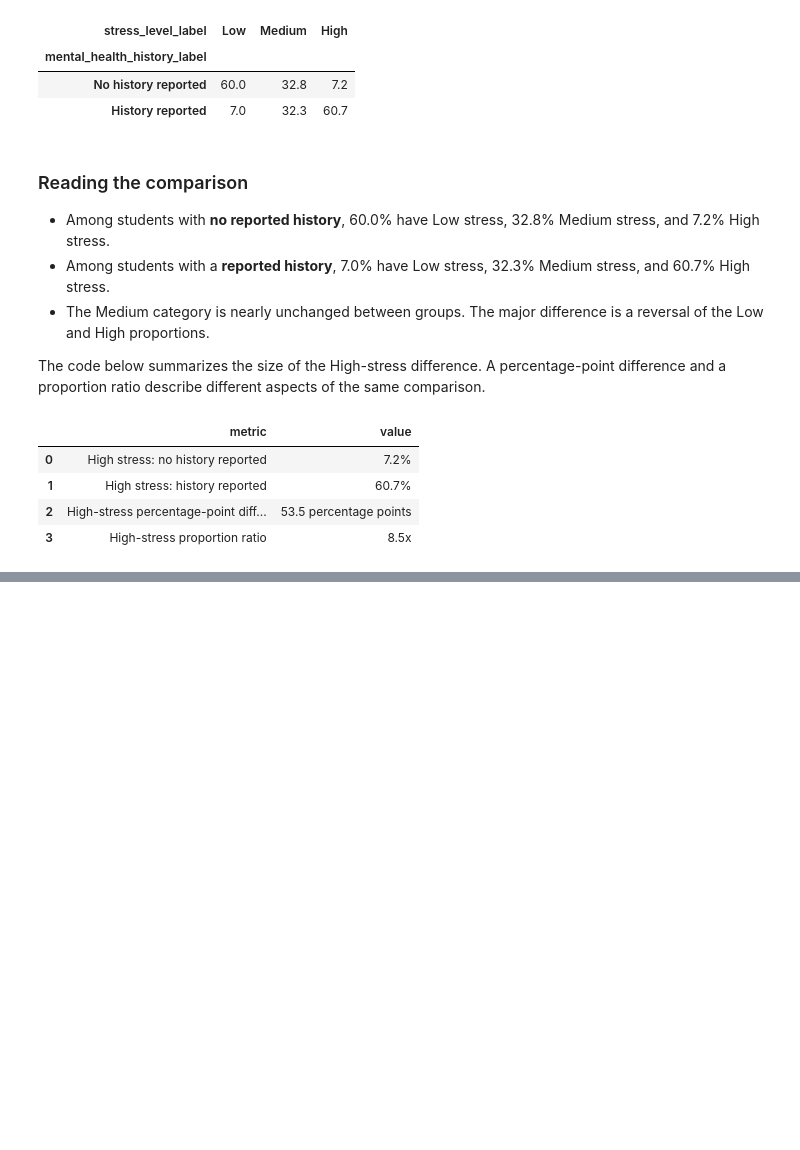
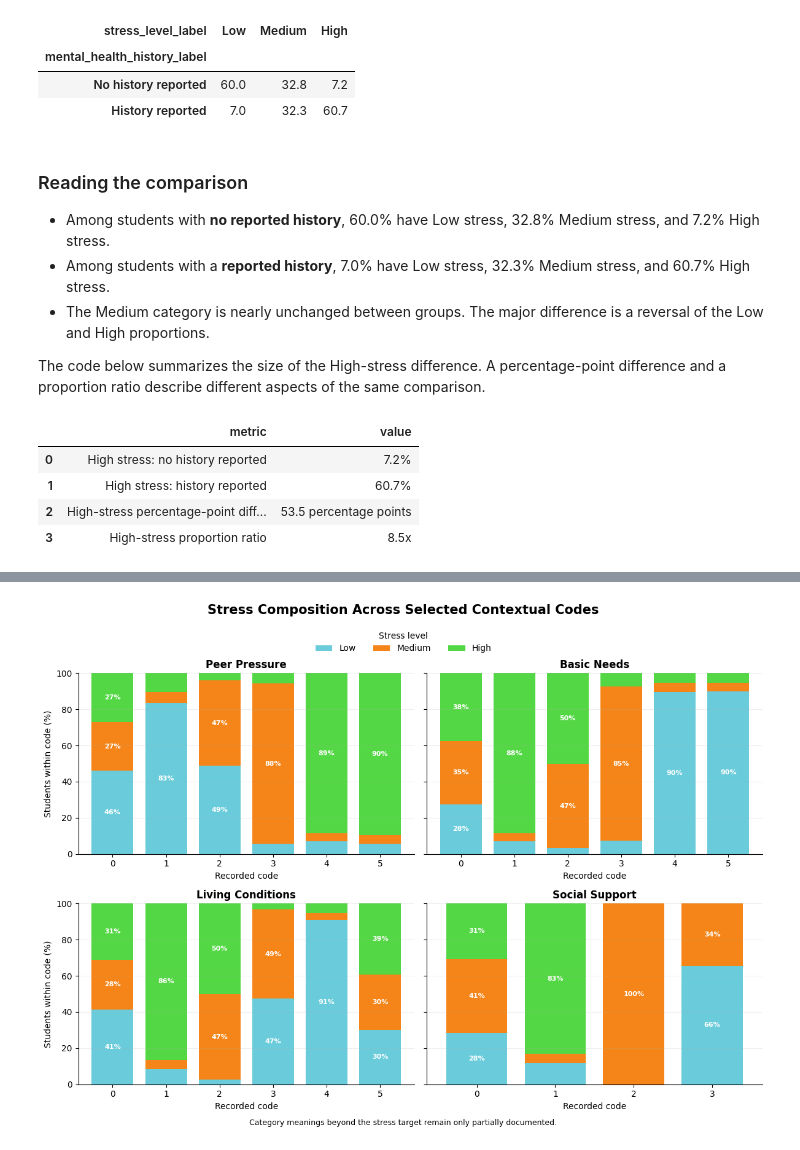
Before and after one commit to ShayanNajafian/academic-stress-research, a Jupyter notebook: notebooks/analysis.ipynb, the cells around one changed output, grey strips where cells are left out. Cells and saved outputs as stored; diff of their text form; code cells hidden in the pictures; blank space fills up the shorter version.

```diff
--- a/notebooks/analysis.ipynb
+++ b/notebooks/analysis.ipynb
@@ -608,0 +658,92 @@ The project will pursue an early-warning direction while acknowledging that the
+# %%
+selected_context_features = [
+    "peer_pressure",
+    "basic_needs",
+    "living_conditions",
+    "social_support",
+]
+
+composition_fig, axes = plt.subplots(
+    2,
+    2,
+    figsize=(12, 8),
+    sharey=True,
+)
+
+stress_order = ["Low", "Medium", "High"]
+stress_colors = ["#6ACCDB", "#F58518", "#54D745"]
+
+for ax, feature in zip(axes.flat, selected_context_features):
+    table = (
+        pd.crosstab(
+            df_analysis[feature],
+            df_analysis["stress_level_label"],
+            normalize="index",
+            dropna=False,
+        )
+        .mul(100)
+        .reindex(columns=stress_order, fill_value=0)
+    )
+
+    table.plot(
+        kind="bar",
+        stacked=True,
+        ax=ax,
+        color=stress_colors,
+        width=0.78,
+        legend=False,
+    )
+
+    for container in ax.containers:
+        labels = [
+            f"{value:.0f}%" if value >= 15 else ""
+            for value in container.datavalues
+        ]
+        ax.bar_label(
+            container,
+            labels=labels,
+            label_type="center",
+            fontsize=8,
+            color="white",
+            fontweight="bold",
+        )
+
+    ax.set_title(feature.replace("_", " ").title(), fontweight="bold")
+    ax.set_xlabel("Recorded code")
+    ax.set_ylabel("Students within code (%)")
+    ax.set_ylim(0, 100)
+    ax.tick_params(axis="x", rotation=0)
+    ax.grid(axis="y", alpha=0.2)
+    ax.spines["top"].set_visible(False)
+    ax.spines["right"].set_visible(False)
+
+handles, labels = axes.flat[0].get_legend_handles_labels()
+composition_fig.legend(
+    handles,
+    labels,
+    title="Stress level",
+    loc="upper center",
+    bbox_to_anchor=(0.5, 1.01),
+    ncol=3,
+    frameon=False,
+)
+composition_fig.suptitle(
+    "Stress Composition Across Selected Contextual Codes",
+    fontsize=15,
+    fontweight="bold",
+    y=1.05,
+)
+composition_fig.text(
+    0.5,
+    -0.01,
+    "Category meanings beyond the stress target remain only partially documented.",
+    ha="center",
+    fontsize=9,
+)
+composition_fig.tight_layout()
+
+composition_output = FIGURES_DIR / "selected-context-stress-composition.png"
+composition_fig.savefig(composition_output, dpi=300, bbox_inches="tight")
+plt.show()
+# %% [output]
+[figure, added]
```
Also changed, not shown: parts of 7 cells of this notebook, 2 other files.
